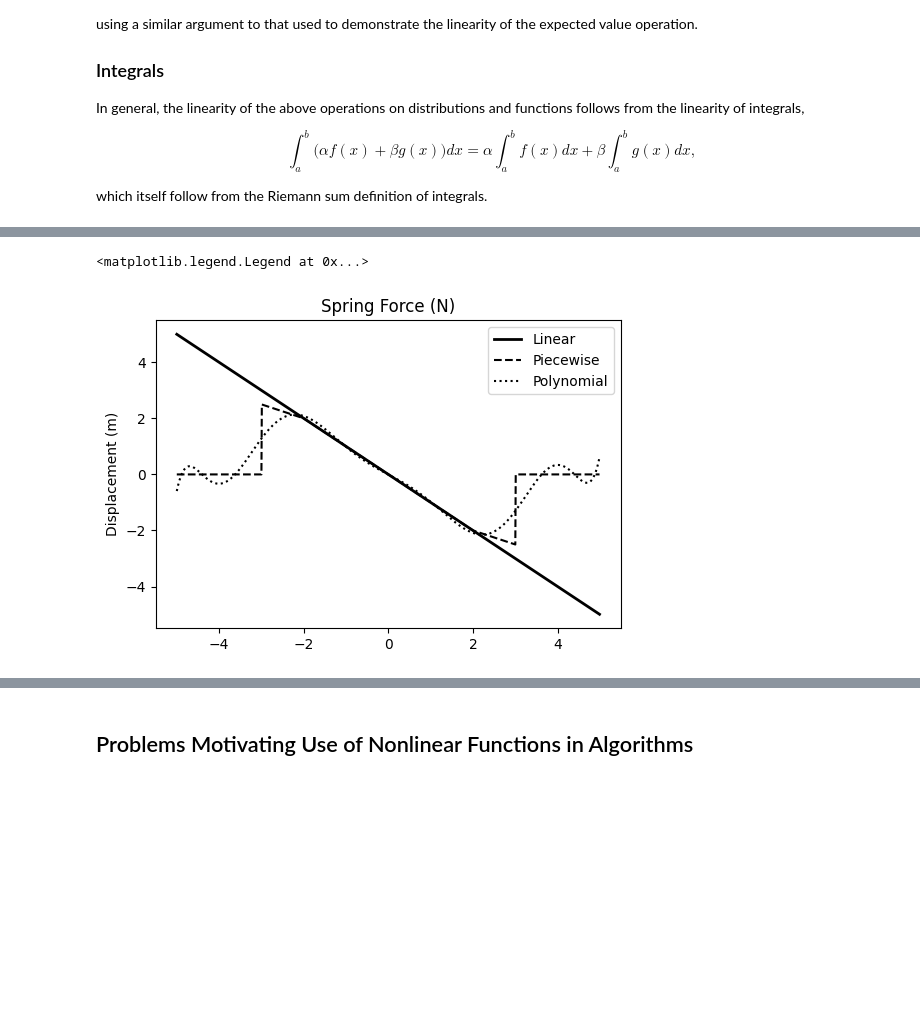
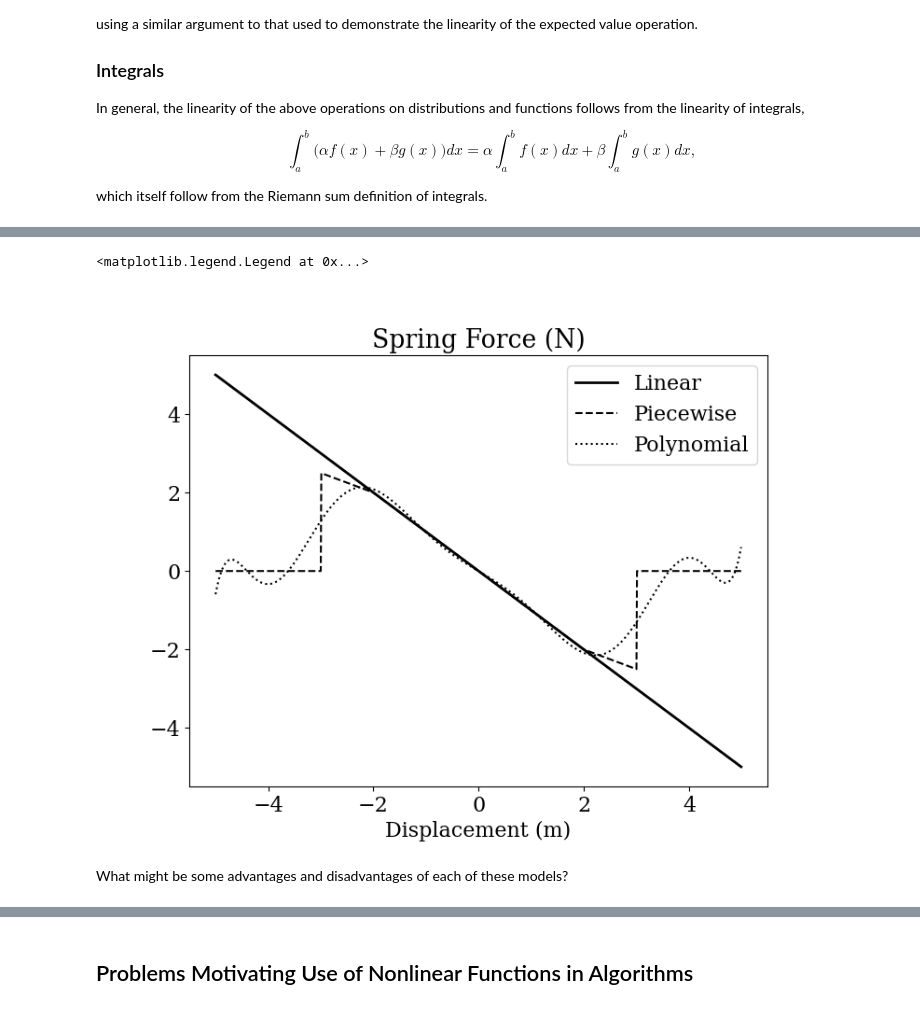
Before and after one commit to ruc-practical-ai/fall-2024-class-01, a Jupyter notebook: notebooks/05_linear_and_nonlinear_functions.ipynb, the cells around one changed output, grey strips where cells are left out. Drawn from its saved outputs; the diff is of its cells as text; code cells hidden in the pictures; blank space fills up the shorter version.

Commit message:
Add nonlinear function demos

```diff
--- a/notebooks/05_linear_and_nonlinear_functions.ipynb
+++ b/notebooks/05_linear_and_nonlinear_functions.ipynb
@@ -5,9 +5,14 @@ Throughout the semester we will invoke models which employ layers of linear and
 # %%
 %load_ext autoreload
 %autoreload 2
+%matplotlib widget
 
 import numpy as np
 import matplotlib.pyplot as plt
+
+plt.rcParams["font.size"] = 16
+plt.rcParams["font.family"] = "serif"
+plt.rcParams["mathtext.fontset"] = "dejavuserif"
 # %% [markdown]
 ## Linear Operations
 
@@ -268,32 +273,34 @@ It is easy to see how this is not possible. The string only has so many molecule
 # %%
-from spring_demonstrations import SpringForceModel
+from spring_demos import SpringForceModel
 
 displacement_x = np.arange(-5, 5, 0.01)
 
 spring_model = SpringForceModel(
     spring_constant_normal_regime_k1=1,
     spring_constant_unrecoverable_regime_k2=0.5,
     recoverable_limit_x1=2,
     breakdown_limit_x2=3,
     n_coefficients=10,
 )
 
 force_linear = spring_model.compute_spring_force_linear(displacement_x)
 force_piecewise = spring_model.compute_spring_force_piecewise(displacement_x)
 
 spring_model.fit_polynomial_model(displacement_x)
 force_polynomial = spring_model.compute_spring_force_polynomial(displacement_x)
 
-fig, ax = plt.subplots(figsize=(6, 4))
+fig, ax = plt.subplots(figsize=(8, 6))
 ax.set_title("Spring Force (N)")
-ax.set_ylabel("Displacement (m)")
+ax.set_xlabel("Displacement (m)")
 ax.plot(displacement_x, force_linear, color="k", linewidth=2, linestyle="-")
 ax.plot(displacement_x, force_piecewise, color="k", linestyle="--")
 ax.plot(displacement_x, force_polynomial, color="k", linestyle=":")
 ax.legend(("Linear", "Piecewise", "Polynomial"))
 # %% [output]
 <matplotlib.legend.Legend at 0x...>
-[figure, old version]
+[figure, new version]
+# %% [markdown]
+What might be some advantages and disadvantages of each of these models?
 # %% [markdown]
 #### Amplification
 
```
Also changed, not shown: parts of 13 cells of this notebook, 7 other files.
